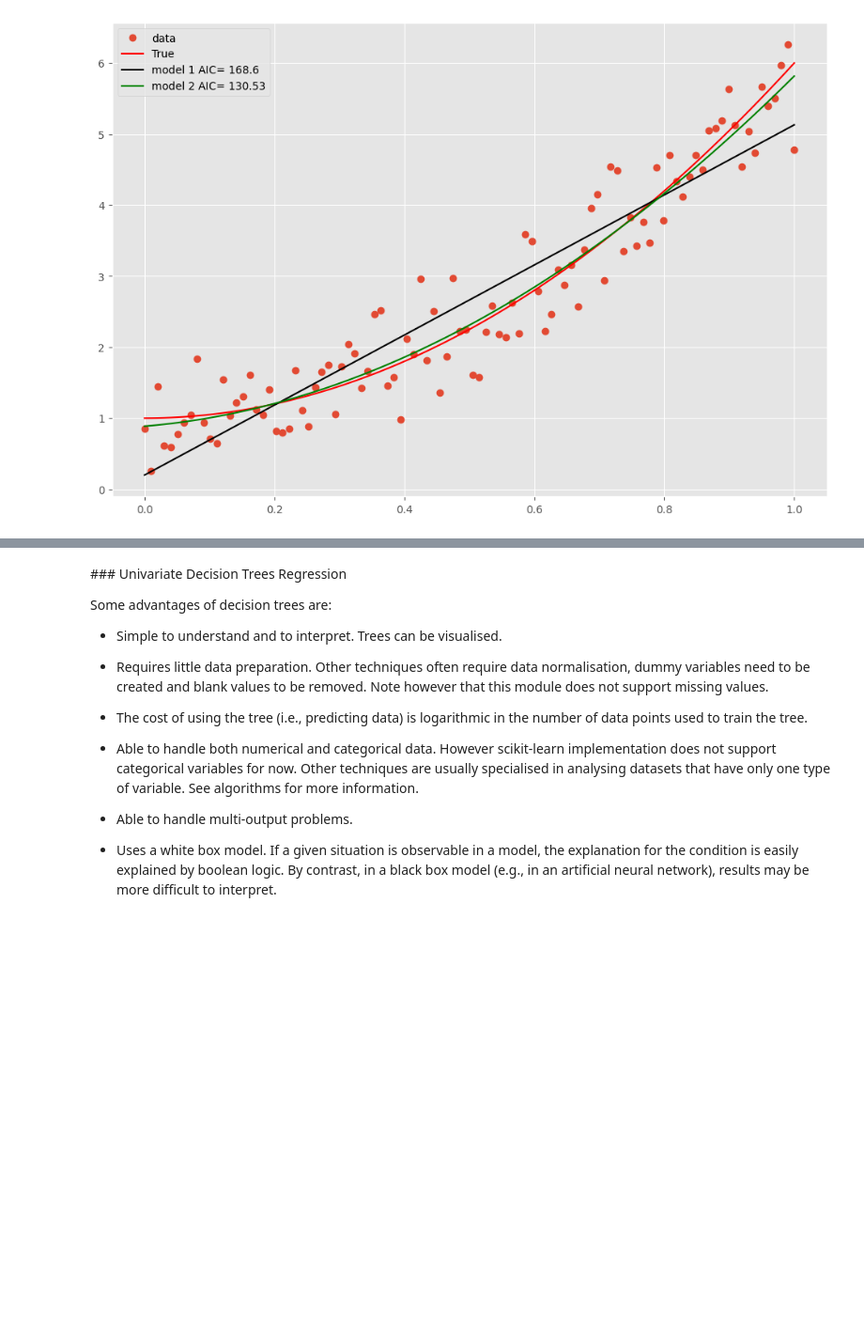
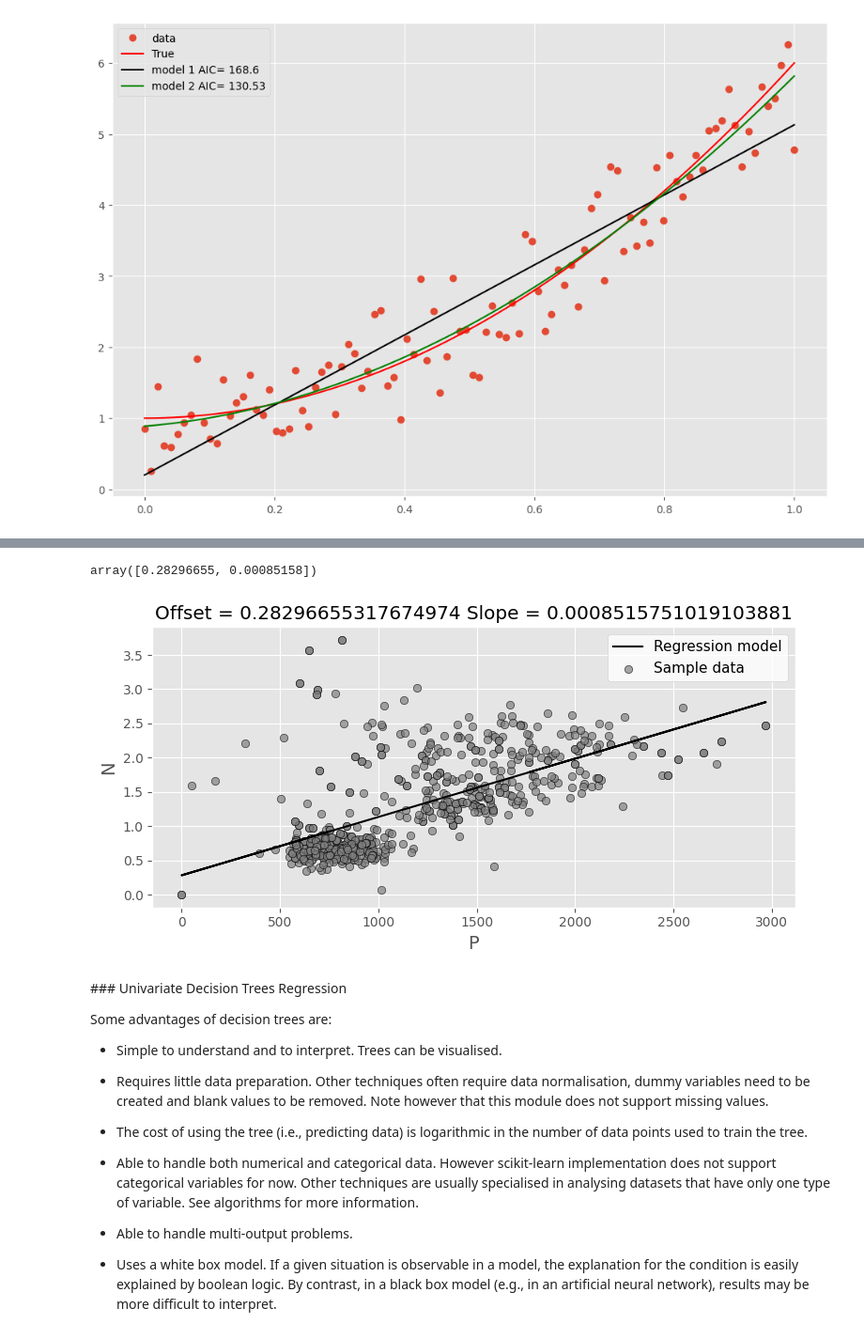
Before and after one commit to raulbenitez/ZUMAIN_course, a Jupyter notebook: analisis_datos_multivariados.ipynb, the cells around one changed output, grey strips where cells are left out. Shown at 94% size. Drawn from its saved outputs; the diff is of its cells as text; code cells hidden in the pictures; blank space fills up the shorter version.

```diff
--- a/analisis_datos_multivariados.ipynb
+++ b/analisis_datos_multivariados.ipynb
@@ -498,0 +499,8 @@ plt.show()
+# %%
+
+x = df[['P']].values.reshape(-1,1) ## X are the input variables (or independent variables)
+y = df["N"].values ## Y is the output/dependent variable
+
+X = sm.add_constant(x) # Add constant to have a constant coeficient in the regression equation
+model = sm.OLS(y, X).fit()
+print(model.summary())
@@ -499,3 +525,22 @@ plt.show()
+# %%
+model.params
+# %% [output]
+array([0.28296655, 0.00085158])
+# %%
+predictions = model.predict(X)
+r2 = model.rsquared
+
+fig, ax = plt.subplots(figsize=(8, 4))
+ax.plot(x, predictions, color='k', label='Regression model')
+ax.scatter(x, y, edgecolor='k', facecolor='grey', alpha=0.7, label='Sample data')
+ax.set_ylabel('N', fontsize=14)
+ax.set_xlabel('P', fontsize=14)
+ax.legend(facecolor='white', fontsize=11)
+ax.set_title('$R^2= %.2f$' % r2, fontsize=18)
+ax.set_title('Offset = {} Slope = {}'.format(model.params[0], model.params[1], fontsize=18))
+fig.tight_layout()
+# %% [output]
+[figure, added]
 # %% [markdown]
 ### Univariate Decision Trees Regression
 
```
Also changed, not shown: parts of 10 cells of this notebook.
